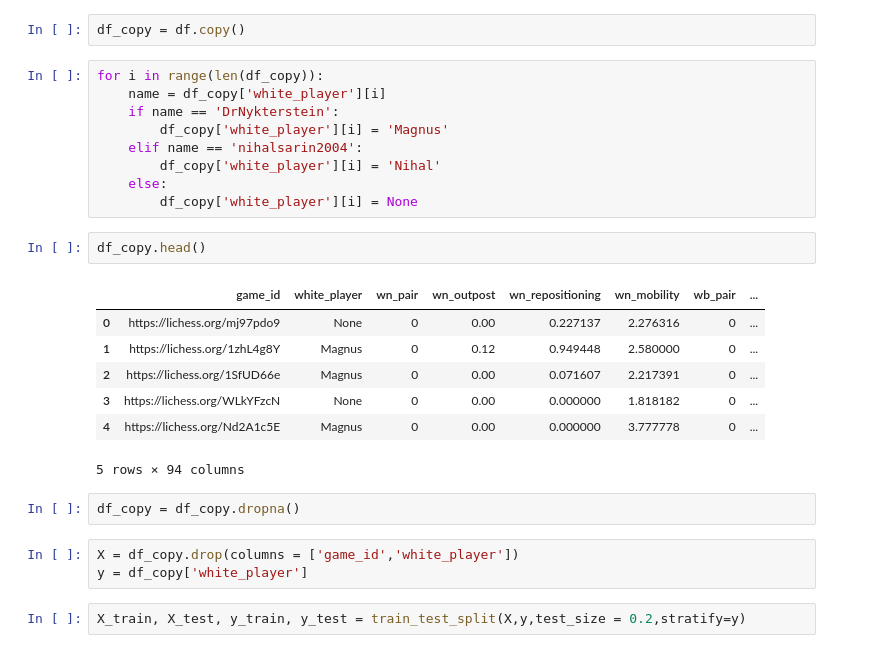
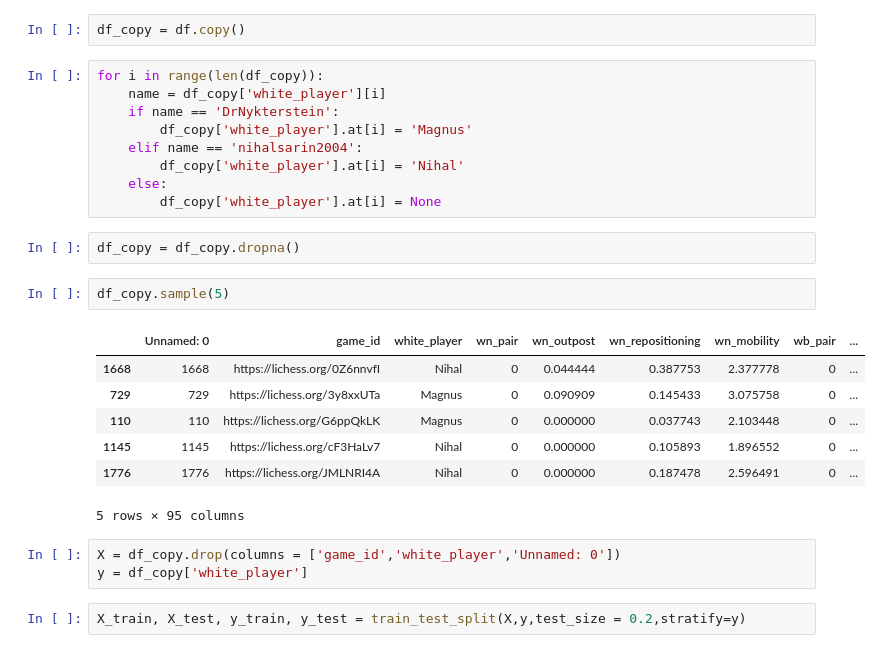
Before and after one commit to Daniel-Packer/data_science, a Jupyter notebook: chess_predictor/Nick Scratchwork.ipynb, the cells around one changed output. Saved outputs shown, nothing was run; the diff lists cells and outputs as text.

```diff
--- a/chess_predictor/Nick Scratchwork.ipynb
+++ b/chess_predictor/Nick Scratchwork.ipynb
@@ -123,25 +128,25 @@ df_copy = df.copy()
 for i in range(len(df_copy)):
     name = df_copy['white_player'][i]
     if name == 'DrNykterstein':
-        df_copy['white_player'][i] = 'Magnus'
+        df_copy['white_player'].at[i] = 'Magnus'
     elif name == 'nihalsarin2004':
-        df_copy['white_player'][i] = 'Nihal'
+        df_copy['white_player'].at[i] = 'Nihal'
     else:
-        df_copy['white_player'][i] = None
+        df_copy['white_player'].at[i] = None
-# %%
-df_copy.head()
-# %% [output]
-|  | game_id | white_player | wn_pair | wn_outpost | wn_repositioning | wn_mobility | wb_pair | ... |
-| 0 | https://lichess.org/mj97pdo9 | None | 0 | 0.00 | 0.227137 | 2.276316 | 0 | ... |
-| 1 | https://lichess.org/1zhL4g8Y | Magnus | 0 | 0.12 | 0.949448 | 2.580000 | 0 | ... |
-| 2 | https://lichess.org/1SfUD66e | Magnus | 0 | 0.00 | 0.071607 | 2.217391 | 0 | ... |
-| 3 | https://lichess.org/WLkYFzcN | None | 0 | 0.00 | 0.000000 | 1.818182 | 0 | ... |
-| 4 | https://lichess.org/Nd2A1c5E | Magnus | 0 | 0.00 | 0.000000 | 3.777778 | 0 | ... |
-5 rows × 94 columns
 # %%
 df_copy = df_copy.dropna()
+# %%
+df_copy.sample(5)
+# %% [output]
+|  | Unnamed: 0 | game_id | white_player | wn_pair | wn_outpost | wn_repositioning | wn_mobility | wb_pair | ... |
+| 1668 | 1668 | https://lichess.org/0Z6nnvfI | Nihal | 0 | 0.044444 | 0.387753 | 2.377778 | 0 | ... |
+| 729 | 729 | https://lichess.org/3y8xxUTa | Magnus | 0 | 0.090909 | 0.145433 | 3.075758 | 0 | ... |
+| 110 | 110 | https://lichess.org/G6ppQkLK | Magnus | 0 | 0.000000 | 0.037743 | 2.103448 | 0 | ... |
+| 1145 | 1145 | https://lichess.org/cF3HaLv7 | Nihal | 0 | 0.000000 | 0.105893 | 1.896552 | 0 | ... |
+| 1776 | 1776 | https://lichess.org/JMLNRI4A | Nihal | 0 | 0.000000 | 0.187478 | 2.596491 | 0 | ... |
+5 rows × 95 columns
 # %%
-X = df_copy.drop(columns = ['game_id','white_player'])
+X = df_copy.drop(columns = ['game_id','white_player','Unnamed: 0'])
 y = df_copy['white_player']
 # %%
 X_train, X_test, y_train, y_test = train_test_split(X,y,test_size = 0.2,stratify=y)
```
Also changed, not shown: parts of 26 cells of this notebook.
